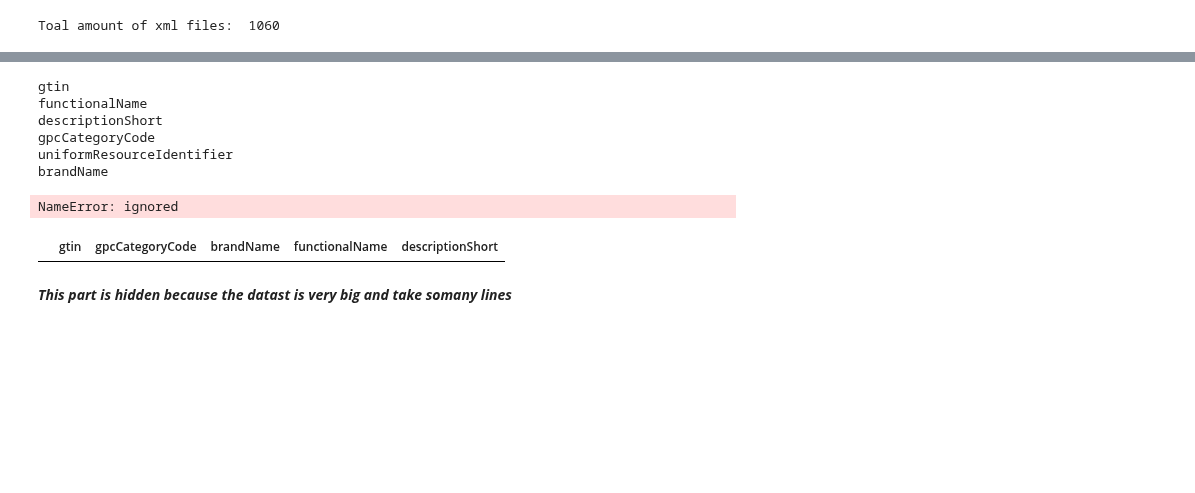
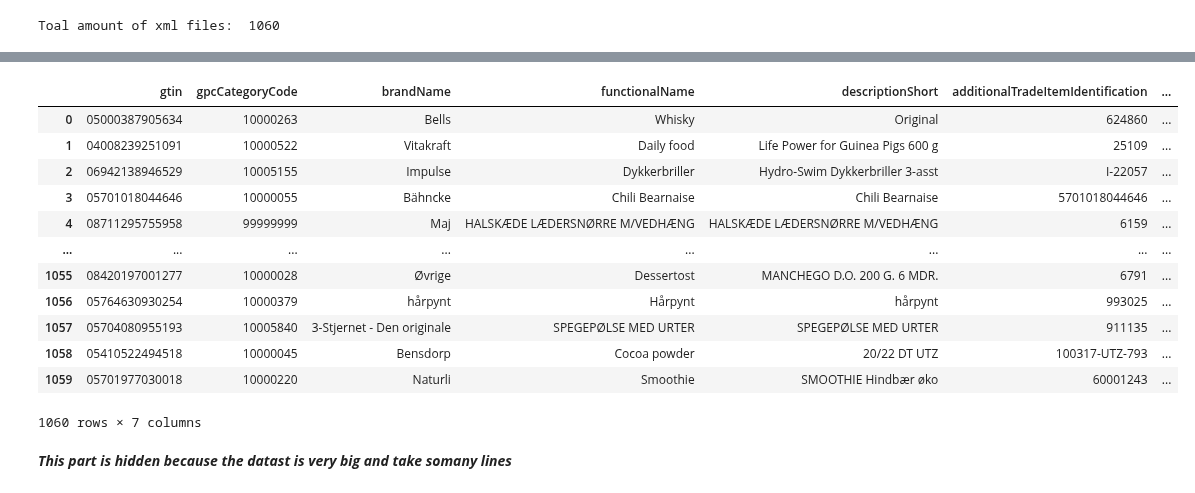
Before and after one commit to mrchapagain/ConsumerDataAnalytics, a Jupyter notebook: Data_Exploration.ipynb, the cells around one changed output, grey strips where cells are left out. Cells and saved outputs as stored; diff of their text form; code cells hidden in the pictures; blank space fills up the shorter version.

```diff
--- a/Data_Exploration.ipynb
+++ b/Data_Exploration.ipynb
@@ -251,7 +254,7 @@ def gs1_xml_reader(file):
   """This function will take xml file eand return GTIN and Brick code as key:value pair"""
   tree = ET.parse(file)
   root = tree.getroot()
-  keys_of_items_to_find= {"gtin", "gpcCategoryCode", "brandName", 'functionalName', 'descriptionShort', "uniformResourceIdentifier"}
+  keys_of_items_to_find= ("gtin", "gpcCategoryCode", "brandName", 'functionalName', 'descriptionShort', "additionalTradeItemIdentification", "uniformResourceIdentifier")
 
   #Lets start the dictionary to collecct items
   dit= dict([(key,[]) for key in keys_of_items_to_find])
@@ -259,13 +262,16 @@ def gs1_xml_reader(file):
   # Loop over the tags that make sense (from list above)
   for list_item in keys_of_items_to_find:
     # Again  looping to get the text value
+
     for item in root.iter(list_item):
-      dit[list_item].append(item.text)
+      if item.text not in dit[list_item]:
+        dit[list_item].append(item.text)
+
 
   # Lets see what we have collected from the loop
 
   #return df
   return dit
 
-gs1_xml_reader(xmls[0])
+gs1_xml_reader(xmls[1])
 # %% [output]
@@ -286,0 +287,6 @@ gs1_xml_reader(xmls[0])
+# %%
+data=gs1_xml_reader(xmls[1])
+data
+
+df_xml= pd.DataFrame.from_dict(data)
+df_xml
@@ -286,0 +334,10 @@ gs1_xml_reader(xmls[0])
+# %%
+# Lets loop over all the files and extract the GTIN code and associated Brick-codes
+
+dit= dict([(key,[0]) for key in keys_of_items_to_find])
+df_with_gtin_list = pd.DataFrame()
+
+for xml in xmls[:]:
+  df_with_gtin_list= df_with_gtin_list.append(gs1_xml_reader(xml), ignore_index = True)
+
+df_with_gtin_list
@@ -286,0 +358,5 @@ gs1_xml_reader(xmls[0])
+# %%
+from google.colab import files
+df_with_gtin_list= df_with_gtin_list[["gtin", "gpcCategoryCode", "brandName", 'functionalName', 'descriptionShort', 'additionalTradeItemIdentification', "uniformResourceIdentifier"]].iloc[:,:]
+df_with_gtin_list.to_csv('df_with_gtin_list.csv', encoding = 'utf-8-sig')
+files.download('df_with_gtin_list.csv')
@@ -287,34 +366,19 @@ gs1_xml_reader(xmls[0])
 # %%
-keys_of_items_to_find= {"gtin", "gpcCategoryCode", "brandName", 'functionalName', 'descriptionShort', "uniformResourceIdentifier"}
-
-for i in keys_of_items_to_find:
-  print(i)
+df_with_gtin_list[["gtin", "gpcCategoryCode", "brandName", 'functionalName', 'descriptionShort', 'additionalTradeItemIdentification', "uniformResourceIdentifier"]].iloc[:,:]
 # %% [output]
+|  | gtin | gpcCategoryCode | brandName | functionalName | descriptionShort | additionalTradeItemIdentification | ... |
+| 0 | 05000387905634 | 10000263 | Bells | Whisky | Original | 624860 | ... |
+| 1 | 04008239251091 | 10000522 | Vitakraft | Daily food | Life Power for Guinea Pigs 600 g | 25109 | ... |
+| 2 | 06942138946529 | 10005155 | Impulse | Dykkerbriller | Hydro-Swim Dykkerbriller 3-asst | I-22057 | ... |
+| 3 | 05701018044646 | 10000055 | Bähncke | Chili Bearnaise | Chili Bearnaise | 5701018044646 | ... |
+| 4 | 08711295755958 | 99999999 | Maj | HALSKÆDE LÆDERSNØRRE M/VEDHÆNG | HALSKÆDE LÆDERSNØRRE M/VEDHÆNG | 6159 | ... |
+| ... | ... | ... | ... | ... | ... | ... | ... |
+| 1055 | 08420197001277 | 10000028 | Øvrige | Dessertost | MANCHEGO D.O. 200 G. 6 MDR. | 6791 | ... |
+| 1056 | 05764630930254 | 10000379 | hårpynt | Hårpynt | hårpynt | 993025 | ... |
+| 1057 | 05704080955193 | 10005840 | 3-Stjernet - Den originale | SPEGEPØLSE MED URTER | SPEGEPØLSE MED URTER | 911135 | ... |
+| 1058 | 05410522494518 | 10000045 | Bensdorp | Cocoa powder | 20/22 DT UTZ | 100317-UTZ-793 | ... |
+| 1059 | 05701977030018 | 10000220 | Naturli | Smoothie | SMOOTHIE Hindbær øko | 60001243 | ... |
-gtin
-functionalName
-descriptionShort
-gpcCategoryCode
-uniformResourceIdentifier
-brandName
+1060 rows × 7 columns
-# %%
-df
-# %% [output]
-NameError: ignored
-# %%
-# Lets loop over all the files and extract the GTIN code and associated Brick-codes
-
-for xml in xmls[:15]:
-  # create an Empty DataFrame object
-  df = pd.DataFrame()
-  df['gtin']=gs1_xml_reader(xml)['gtin']
-  df['gpcCategoryCode']=gs1_xml_reader(xml)['gpcCategoryCode']
-  df['brandName']=gs1_xml_reader(xml)['brandName']
-  df['functionalName']=gs1_xml_reader(xml)['functionalName']
-  df['descriptionShort']=gs1_xml_reader(xml)['descriptionShort']
-
-df
-# %% [output]
-|  | gtin | gpcCategoryCode | brandName | functionalName | descriptionShort |
 # %% [markdown]
 ***This part is hidden because the datast is very big and  take somany lines***
 # %%
```
Also changed, not shown: parts of 9 cells of this notebook.
